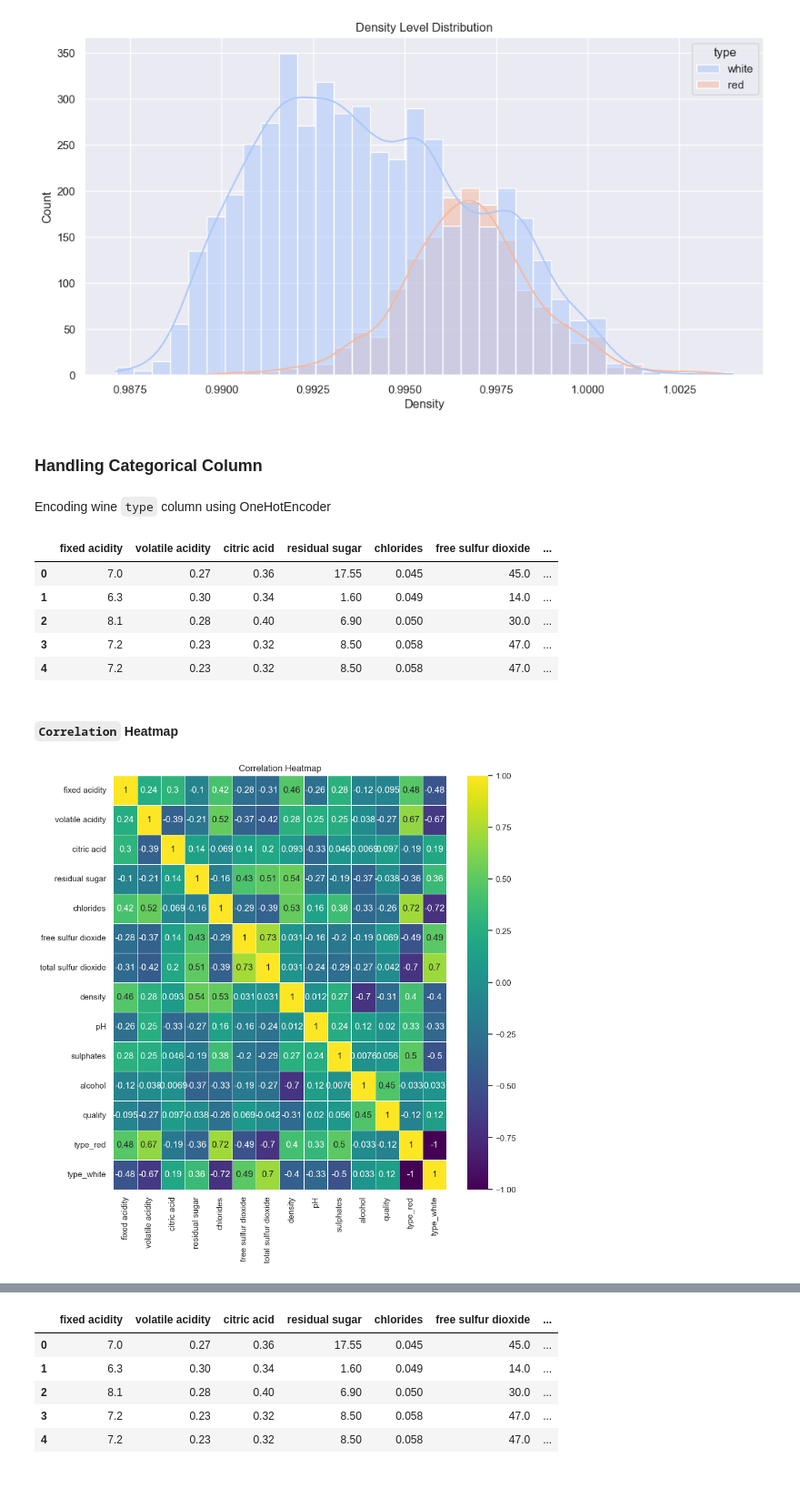
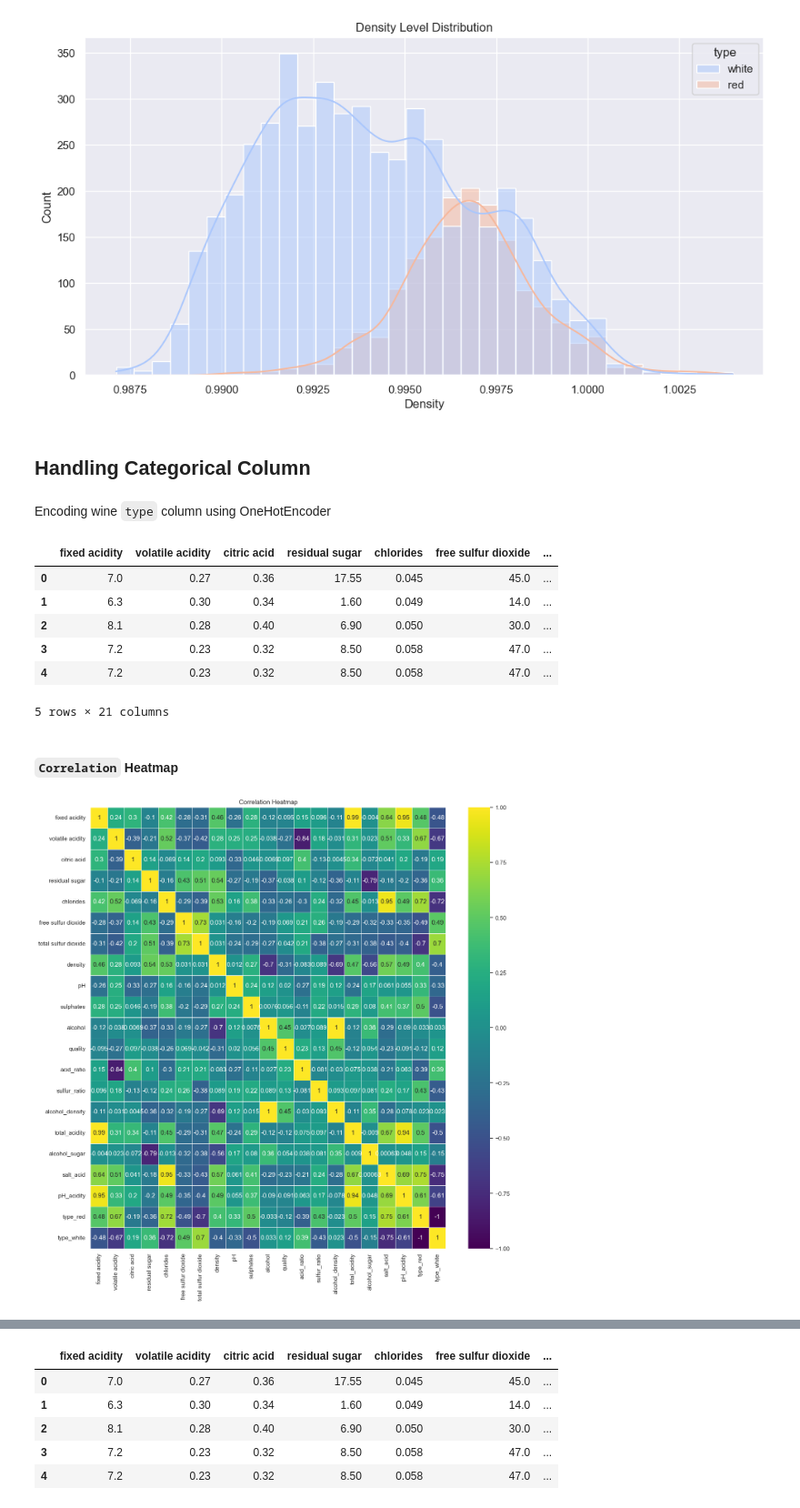
Before and after one commit to codewithraphael/ml-projects, a Jupyter notebook: Wine Quality Prediction/Notebook/wine.ipynb, the cells around one changed output, grey strips where cells are left out. Shown at 91% size. Saved outputs shown, nothing was run; the diff lists cells and outputs as text; code cells hidden in the pictures; blank space fills up the shorter version.

```diff
--- a/Wine Quality Prediction/Notebook/wine.ipynb
+++ b/Wine Quality Prediction/Notebook/wine.ipynb
@@ -43 +45,9 @@ wine.head()
+# %%
+wine['acid_ratio'] = wine['fixed acidity'] / (wine['volatile acidity'])
+wine['sulfur_ratio'] = wine['free sulfur dioxide'] / (wine['total sulfur dioxide'])
+wine['alcohol_density'] = wine['alcohol'] * wine['density']
+wine['total_acidity'] = wine['fixed acidity'] + wine['volatile acidity'] + wine['citric acid']
+wine['alcohol_sugar'] = wine['alcohol'] / (wine['residual sugar'])
+wine['salt_acid'] = wine['chlorides'] * wine['fixed acidity']
+wine['pH_acidity'] = wine['pH'] * wine['fixed acidity']
 # %% [markdown]
@@ -78,7 +91,7 @@ dtype: int64
 # %%
 imputer = SimpleImputer(strategy='median')
 
-missing_cols = ['fixed acidity', 'pH', 'volatile acidity', 'sulphates', 'citric acid', 'chlorides', 'residual sugar']
+missing_cols = ['fixed acidity', 'pH', 'volatile acidity', 'sulphates', 'citric acid', 'chlorides', 'residual sugar', 'acid_ratio', 'total_acidity', 'pH_acidity', 'salt_acid', 'alcohol_sugar']
 
 for cols in missing_cols:
     wine[cols] = imputer.fit_transform(wine[[cols]])
@@ -331,7 +354,7 @@ plt.show()
 # %% [output]
 [figure]
 # %% [markdown]
-### Handling Categorical Column
+## Handling Categorical Column
 # %% [markdown]
 Encoding wine `type` column using OneHotEncoder
 # %%
@@ -345,15 +368,16 @@ wine.head()
 | 2 | 8.1 | 0.28 | 0.40 | 6.90 | 0.050 | 30.0 | ... |
 | 3 | 7.2 | 0.23 | 0.32 | 8.50 | 0.058 | 47.0 | ... |
 | 4 | 7.2 | 0.23 | 0.32 | 8.50 | 0.058 | 47.0 | ... |
+5 rows × 21 columns
 # %% [markdown]
 #### `Correlation` Heatmap
 # %%
 correlation = wine.corr()
 
-plt.figure(figsize=(10, 10))
+plt.figure(figsize=(15, 15))
 sns.heatmap(correlation, annot=True, cmap='viridis', linewidths=0.5)
 plt.title('Correlation Heatmap')
 plt.show()
 # %% [output]
-[figure, old version]
+[figure, new version]
 # %% [markdown]
```
Also changed, not shown: parts of 63 cells of this notebook.
